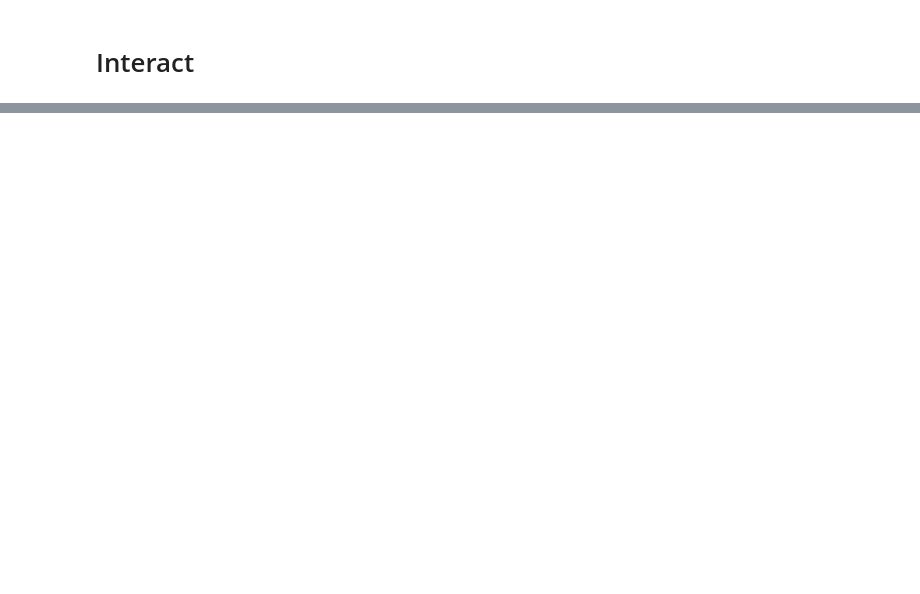
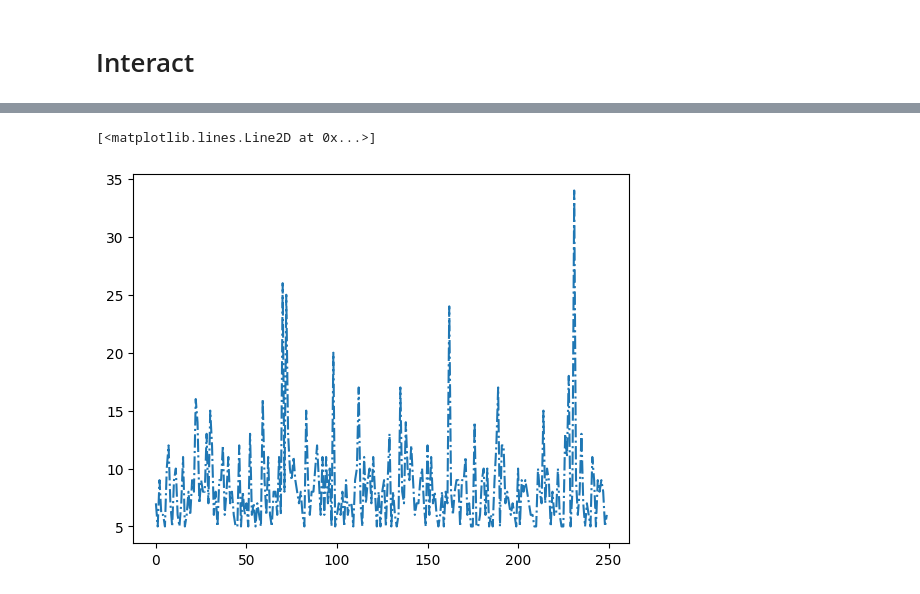
Before and after one commit to ryanyu512/vision_based_synergies_between_closed_loop_grasping_and_pushing, a Jupyter notebook: reinfocement_learning_train.ipynb, the cells around one changed output, grey strips where cells are left out. Cells and saved outputs as stored; diff of their text form; code cells hidden in the pictures; blank space fills up the shorter version.

```diff
--- a/reinfocement_learning_train.ipynb
+++ b/reinfocement_learning_train.ipynb
@@ -66,0 +88,5 @@ agent.interact(max_episode = 1,
+# %%
+plt.plot(agent.action_taken_record_train, '-.')
+# %% [output]
+[<matplotlib.lines.Line2D at 0x...>]
+[figure, added]
```
Also changed, not shown: parts of 14 cells of this notebook, 7 other files.
